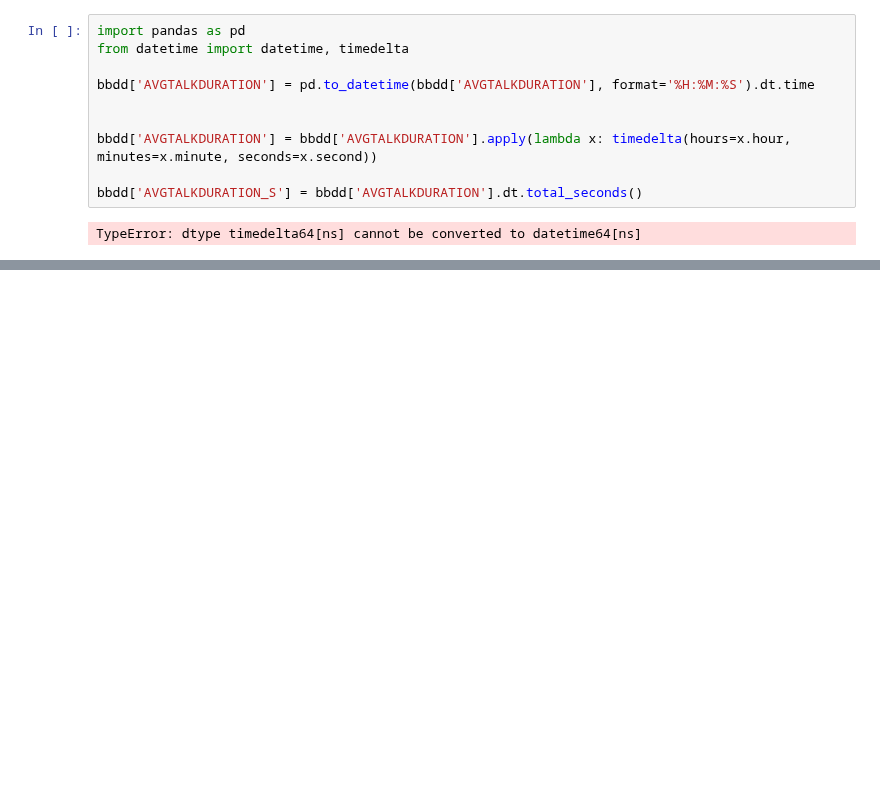
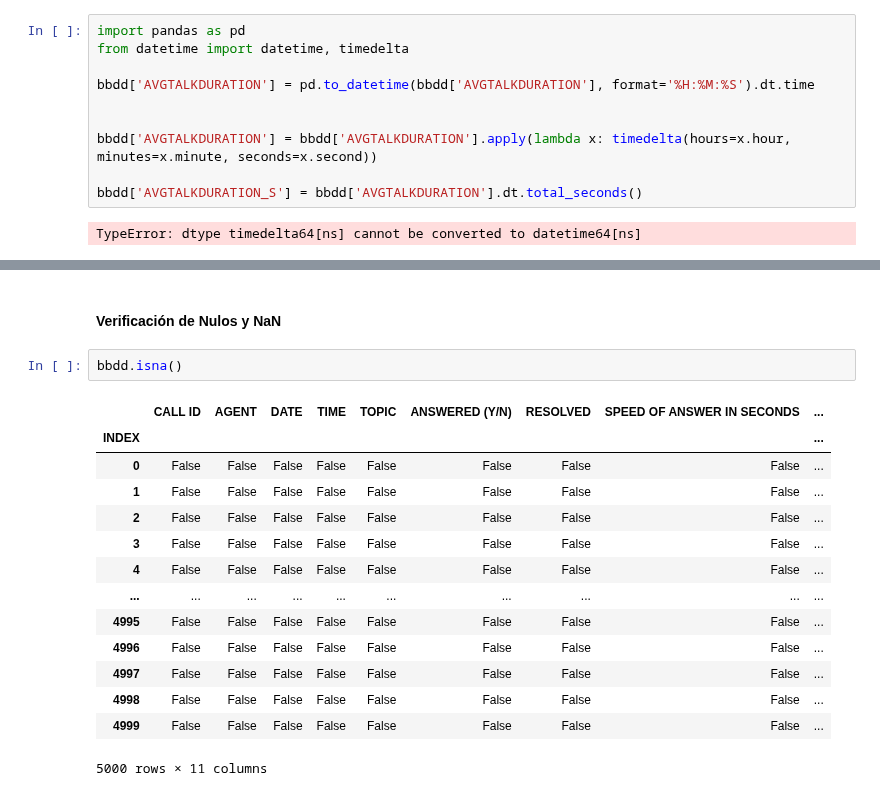
Before and after one commit to PABLOXAVIERMENDEZ/Proyecto_EDA_Pablo_Mendez, a Jupyter notebook: 3 - Set Up BBDD.ipynb, the cells around one changed output, grey strips where cells are left out. Cells and saved outputs as stored; diff of their text form; blank space fills up the shorter version.

```diff
--- a/3 - Set Up BBDD.ipynb
+++ b/3 - Set Up BBDD.ipynb
@@ -197,0 +211,19 @@ memory usage: 39.2 KB
+# %% [markdown]
+#### Verificación de Nulos y NaN
+# %%
+bbdd.isna()
+# %% [output]
+|  | CALL ID | AGENT | DATE | TIME | TOPIC | ANSWERED (Y/N) | RESOLVED | SPEED OF ANSWER IN SECONDS | ... |
+| INDEX |  |  |  |  |  |  |  |  | ... |
+| 0 | False | False | False | False | False | False | False | False | ... |
+| 1 | False | False | False | False | False | False | False | False | ... |
+| 2 | False | False | False | False | False | False | False | False | ... |
+| 3 | False | False | False | False | False | False | False | False | ... |
+| 4 | False | False | False | False | False | False | False | False | ... |
+| ... | ... | ... | ... | ... | ... | ... | ... | ... | ... |
+| 4995 | False | False | False | False | False | False | False | False | ... |
+| 4996 | False | False | False | False | False | False | False | False | ... |
+| 4997 | False | False | False | False | False | False | False | False | ... |
+| 4998 | False | False | False | False | False | False | False | False | ... |
+| 4999 | False | False | False | False | False | False | False | False | ... |
+5000 rows × 11 columns
```
Also changed, not shown: parts of 6 cells of this notebook.
